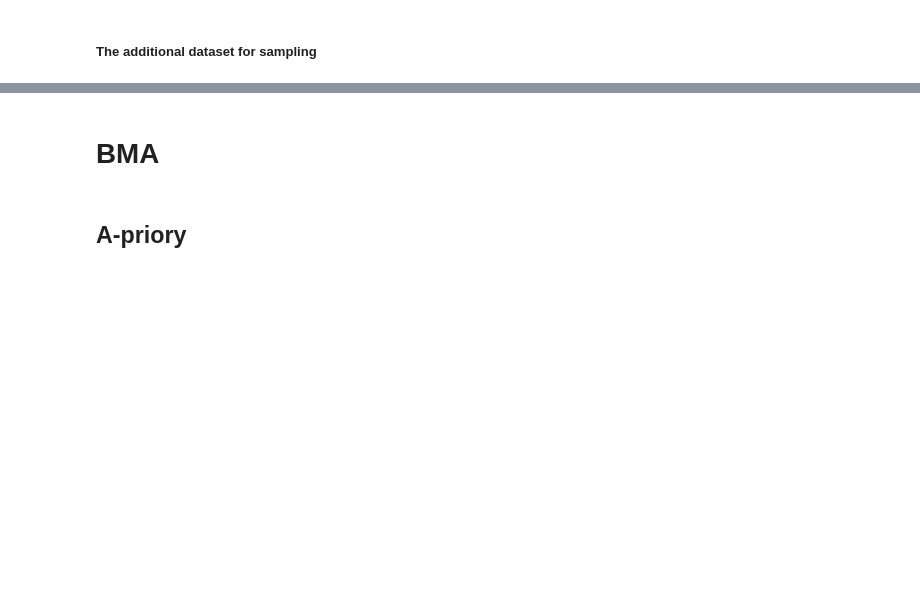
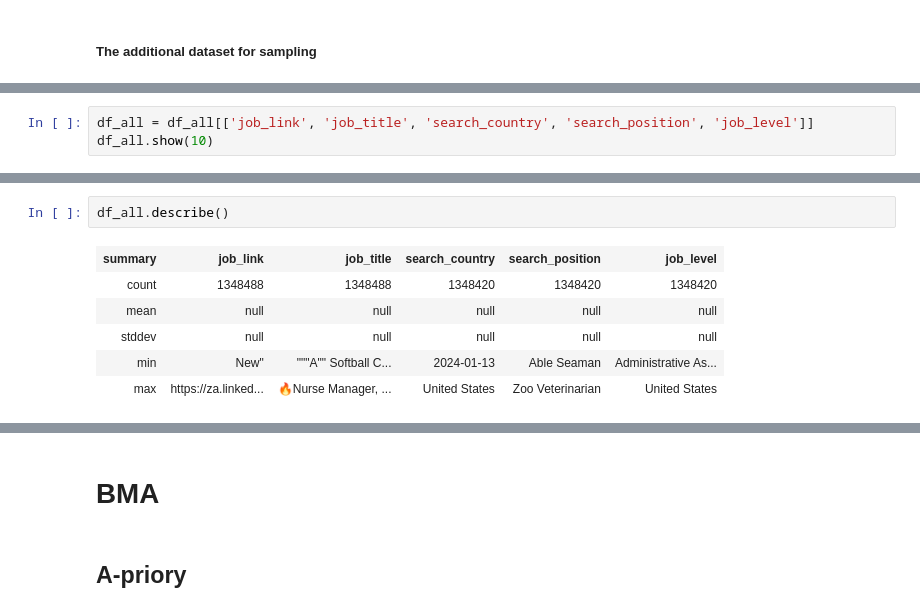
Before and after one commit to dariashcherbakovaaa/Algorithms-for-massive-data, a Jupyter notebook: Algorithms_for_massive_data.ipynb, the cells around one changed output, grey strips where cells are left out. Saved outputs shown, nothing was run; the diff lists cells and outputs as text; blank space fills up the shorter version.

```diff
--- a/Algorithms_for_massive_data.ipynb
+++ b/Algorithms_for_massive_data.ipynb
@@ -130,0 +141,3 @@ It is possible the underlying files have been updated. You can explicitly invali
+# %%
+df_all = df_all[['job_link', 'job_title', 'search_country', 'search_position', 'job_level']]
+df_all.show(10)
@@ -130,0 +160,9 @@ It is possible the underlying files have been updated. You can explicitly invali
+# %%
+df_all.describe()
+# %% [output]
+| summary | job_link | job_title | search_country | search_position | job_level |
+| count | 1348488 | 1348488 | 1348420 | 1348420 | 1348420 |
+| mean | null | null | null | null | null |
+| stddev | null | null | null | null | null |
+| min | New" | """A"" Softball C... | 2024-01-13 | Able Seaman | Administrative As... |
+| max | https://za.linked... | 🔥Nurse Manager, ... | United States | Zoo Veterinarian | United States |
```
Also changed, not shown: parts of 12 cells of this notebook.
